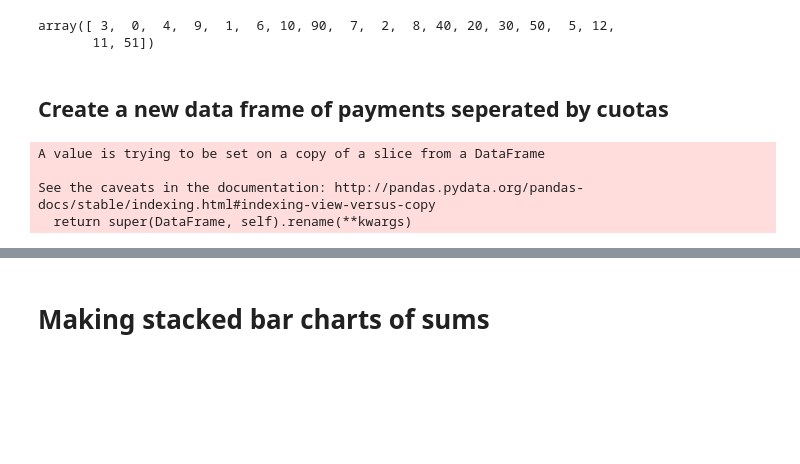
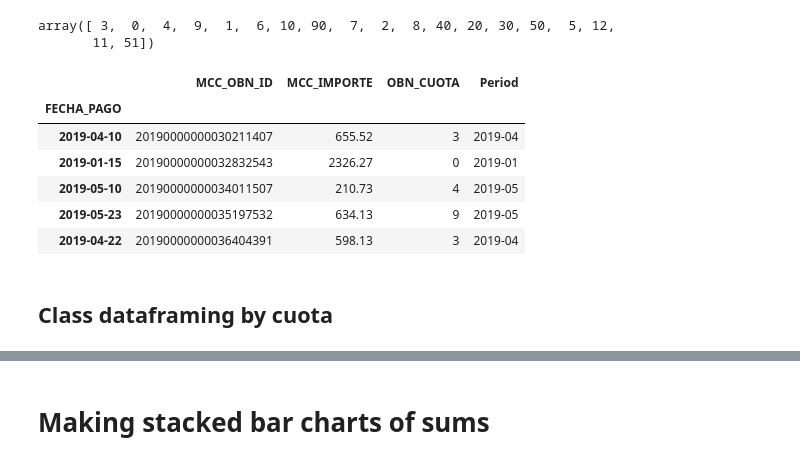
Before and after one commit to bubjanes/time_series_analysis, a Jupyter notebook: descriptive_analytics/stacked_bar_charts_complete.ipynb, the cells around one changed output, grey strips where cells are left out. Drawn from its saved outputs; the diff is of its cells as text; code cells hidden in the pictures; blank space fills up the shorter version.

```diff
--- a/descriptive_analytics/stacked_bar_charts_complete.ipynb
+++ b/descriptive_analytics/stacked_bar_charts_complete.ipynb
@@ -53,6 +55,14 @@ array([ 3,  0,  4,  9,  1,  6, 10, 90,  7,  2,  8, 40, 20, 30, 50,  5, 12,
 # %%
 #don't run this. It's just for saving to csv
 #clean_df.to_csv('clean_payments.csv')
-# %% [markdown]
-## Create a new data frame of payments seperated by cuotas
+# %%
+clean_df.head()
+# %% [output]
+|  | MCC_OBN_ID | MCC_IMPORTE | OBN_CUOTA | Period |
+| FECHA_PAGO |  |  |  |  |
+| 2019-04-10 | 20190000000030211407 | 655.52 | 3 | 2019-04 |
+| 2019-01-15 | 20190000000032832543 | 2326.27 | 0 | 2019-01 |
+| 2019-05-10 | 20190000000034011507 | 210.73 | 4 | 2019-05 |
+| 2019-05-23 | 20190000000035197532 | 634.13 | 9 | 2019-05 |
+| 2019-04-22 | 20190000000036404391 | 598.13 | 3 | 2019-04 |
 # %%
@@ -172,7 +71,2 @@ def merge_three(self_uno,self_dos, self_tres, self_cuatro, self_cinco, self_seis
-# %%
-df_special(0.0,1.0,2.0,3.0,4.0,5.0,6.0,7.0,8.0,9.0,10.0,11.0,12.0,20.0,30.0,40.0,50.0,51.0,90.0)
-# %% [output]
-A value is trying to be set on a copy of a slice from a DataFrame
-
-See the caveats in the documentation: http://pandas.pydata.org/pandas-docs/stable/indexing.html#indexing-view-versus-copy
-  return super(DataFrame, self).rename(**kwargs)
+# %% [markdown]
+## Class dataframing by cuota
```
Also changed, not shown: parts of 9 cells of this notebook.
